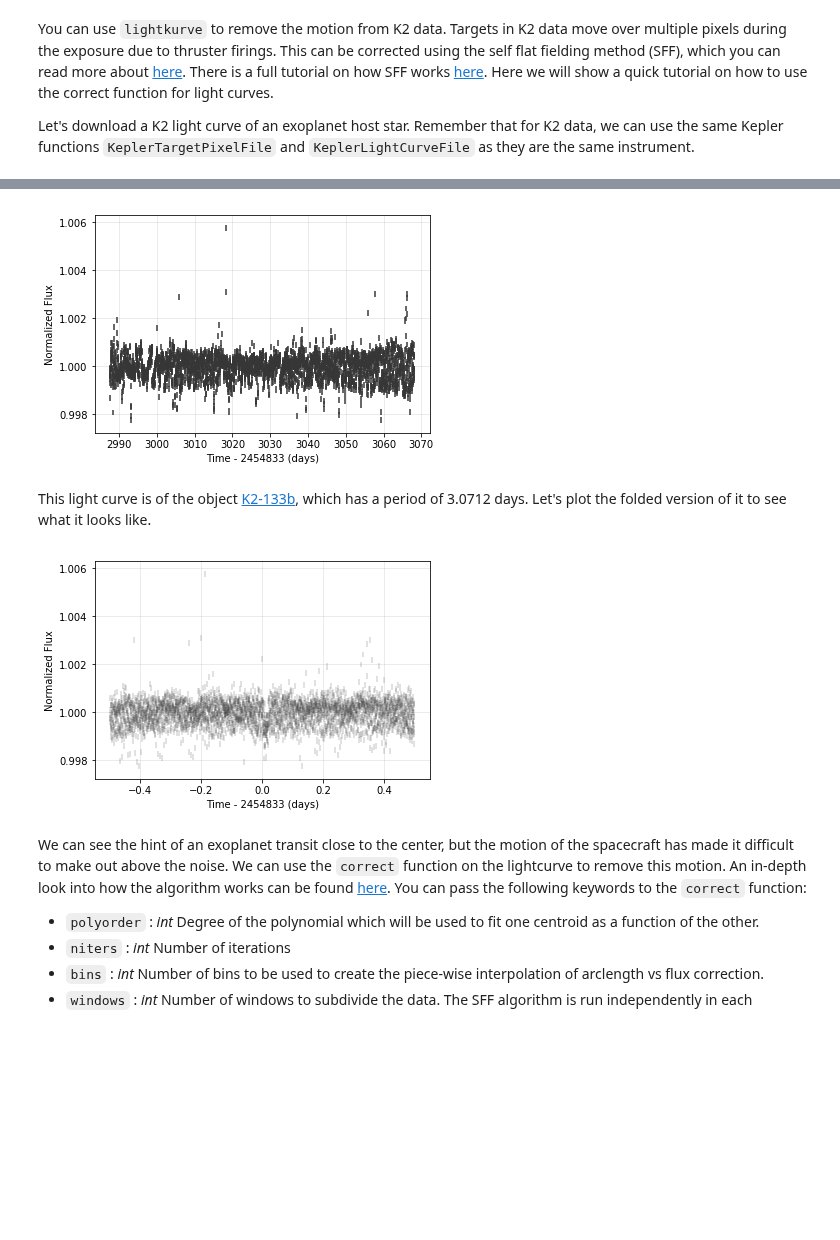
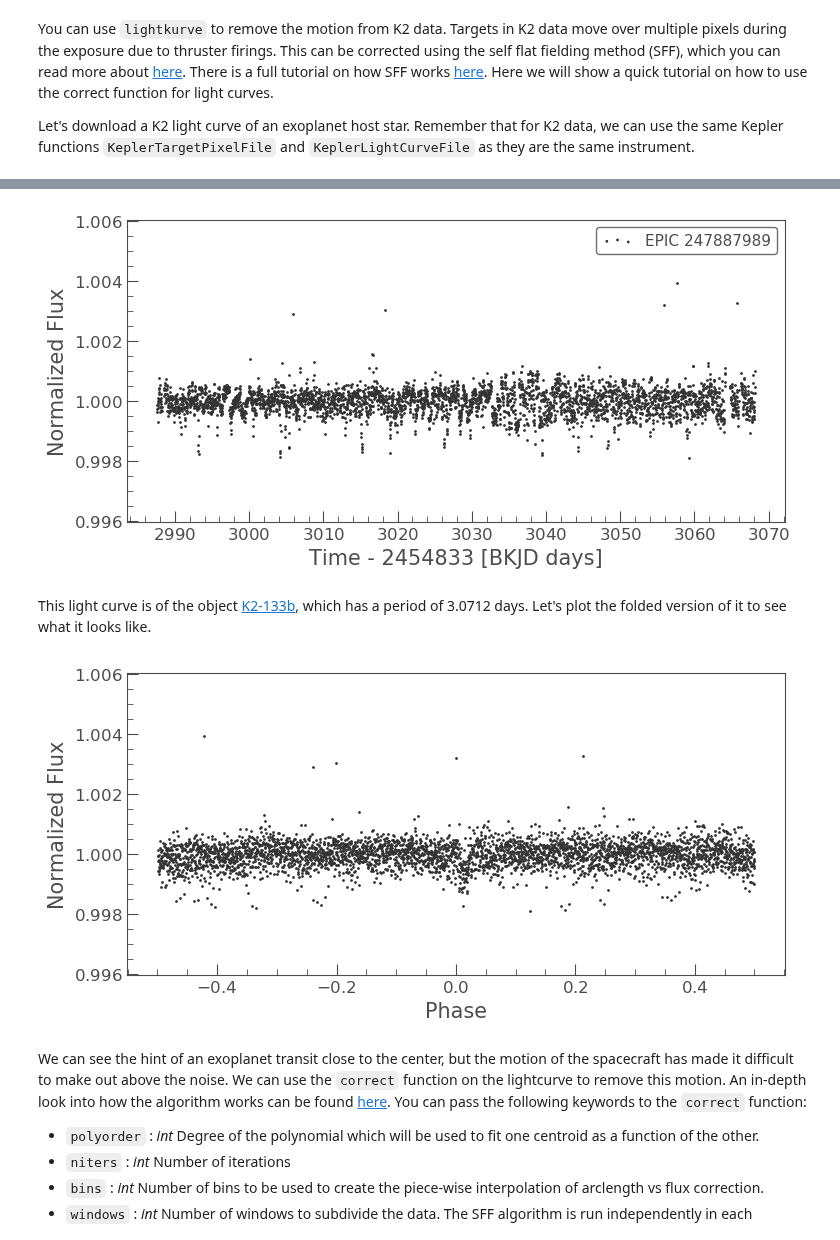
Before and after one commit to lightkurve/lightkurve, a Jupyter notebook: docs/source/tutorials/2.01-how-to-detrend.ipynb, the cells around one changed output, grey strips where cells are left out. Saved outputs shown, nothing was run; the diff lists cells and outputs as text; code cells hidden in the pictures; blank space fills up the shorter version.

```diff
--- a/docs/source/tutorials/2.01-how-to-detrend.ipynb
+++ b/docs/source/tutorials/2.01-how-to-detrend.ipynb
@@ -19,13 +17,13 @@ Downloading URL https://mast.stsci.edu/api/v0/download/file?uri=mast:K2/url/miss
 # %%
-lc.plot();
+lc.scatter();
 # %% [output]
-[figure, old version]
+[figure, new version]
 # %% [markdown]
 This light curve is of the object [K2-133b](https://exoplanetarchive.ipac.caltech.edu/cgi-bin/DisplayOverview/nph-DisplayOverview?objname=K2-133+b&type=CONFIRMED_PLANET), which has a period of 3.0712 days. Let's plot the folded version of it to see what it looks like.
 # %%
-lc.fold(period=3.0712).plot(alpha=0.2);
+lc.fold(period=3.0712).scatter();
 # %% [output]
-[figure, old version]
+[figure, new version]
 # %% [markdown]
 We can see the hint of an exoplanet transit close to the center, but the motion of the spacecraft has made it difficult to make out above the noise. We can use the `correct` function on the lightcurve to remove this motion. An in-depth look into how the algorithm works can be found [here](http://lightkurve.keplerscience.org/tutorials/motion-correction/replicate-vanderburg-2014-k2sff.html). You can pass the following keywords to the `correct` function:
 
```
Also changed, not shown: parts of 2 cells of this notebook, 22 other files.
